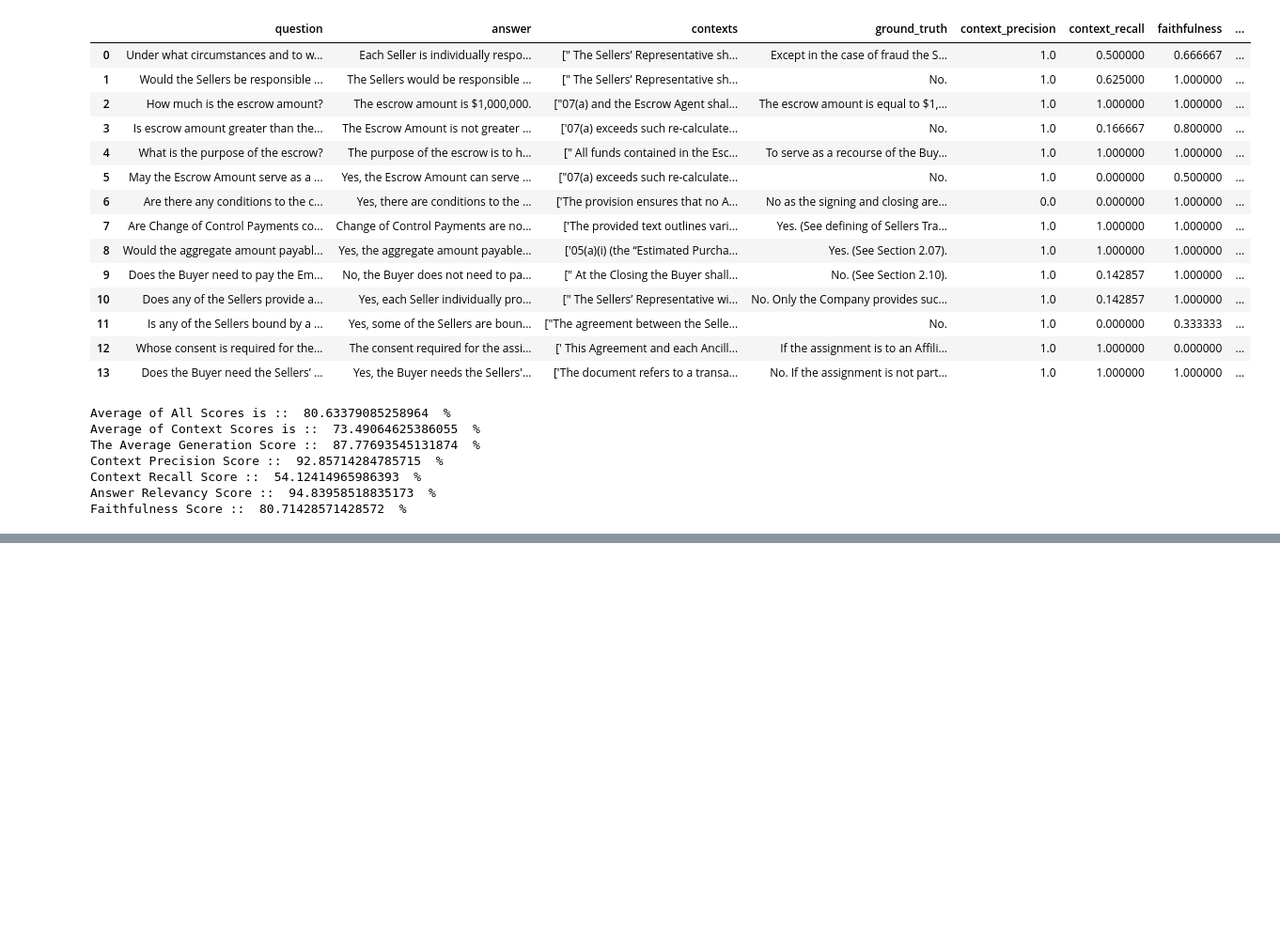
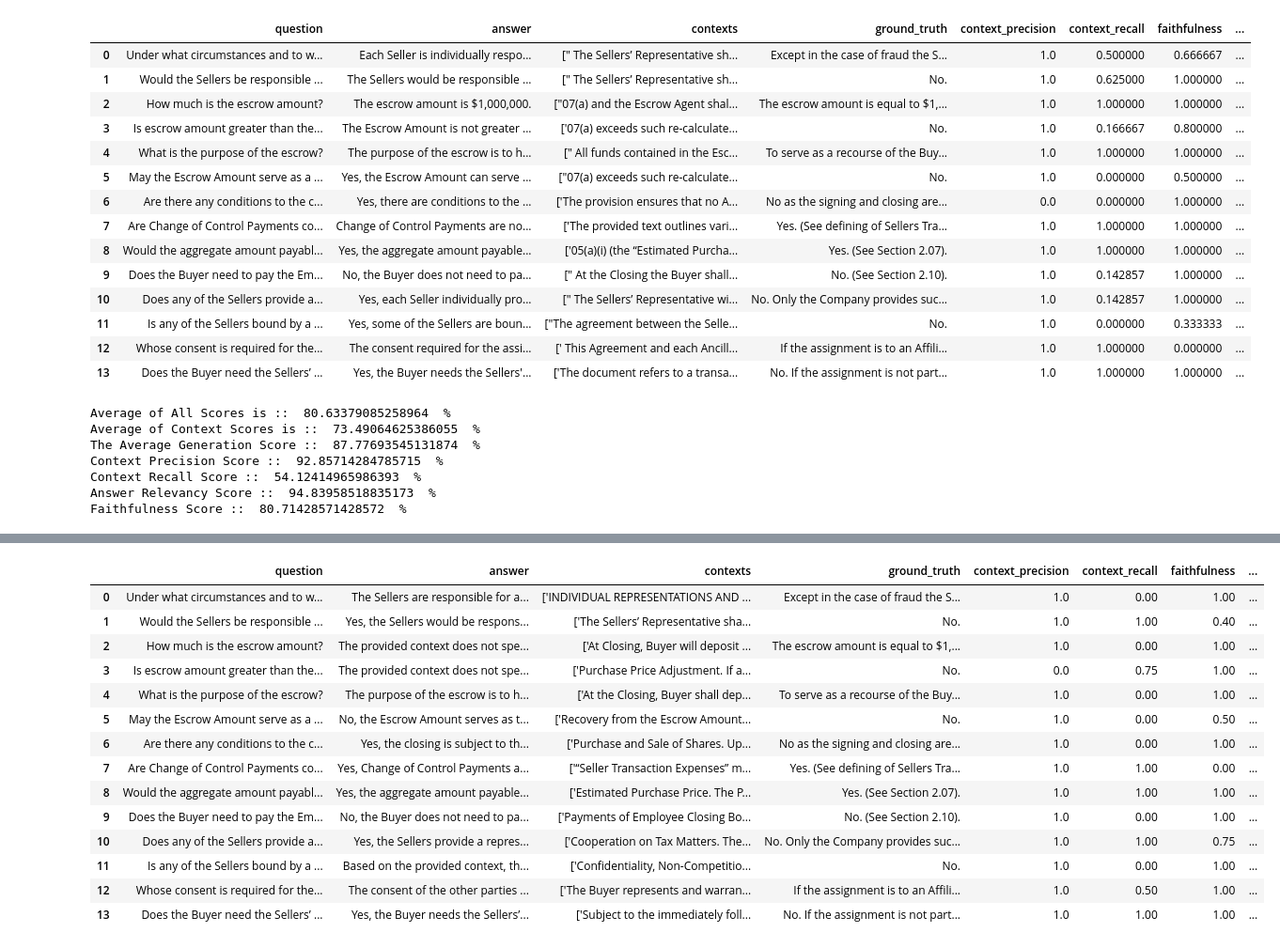
Before and after one commit to dev-abuke/Legal_Expert_Contract_Advisor_Using_Precision_RAG, a Jupyter notebook: notebooks/exploration/ragas.ipynb, the cells around one changed output, grey strips where cells are left out. Shown at 94% size. Saved outputs shown, nothing was run; the diff lists cells and outputs as text; code cells hidden in the pictures; blank space fills up the shorter version.

```diff
--- a/notebooks/exploration/ragas.ipynb
+++ b/notebooks/exploration/ragas.ipynb
@@ -830,0 +930,20 @@ Faithfulness Score ::  80.71428571428572  %
+# %%
+# RaptorDocumentFusionSemanticInterquantileHybridRetrieval
+fusion_semantic_on_raptor_df = pd.read_csv("data/evaluation/RaptorDocumentFusionSemanticInterquantileHybridRetrieval.csv", index_col=0)
+fusion_semantic_on_raptor_df
+# %% [output]
+|  | question | answer | contexts | ground_truth | context_precision | context_recall | faithfulness | ... |
+| 0 | Under what circumstances and to w... | The Sellers are responsible for a... | ['INDIVIDUAL REPRESENTATIONS AND ... | Except in the case of fraud the S... | 1.0 | 0.00 | 1.00 | ... |
+| 1 | Would the Sellers be responsible ... | Yes, the Sellers would be respons... | ['The Sellers’ Representative sha... | No. | 1.0 | 1.00 | 0.40 | ... |
+| 2 | How much is the escrow amount? | The provided context does not spe... | ['At Closing, Buyer will deposit ... | The escrow amount is equal to $1,... | 1.0 | 0.00 | 1.00 | ... |
+| 3 | Is escrow amount greater than the... | The provided context does not spe... | ['Purchase Price Adjustment. If a... | No. | 0.0 | 0.75 | 1.00 | ... |
+| 4 | What is the purpose of the escrow? | The purpose of the escrow is to h... | ['At the Closing, Buyer shall dep... | To serve as a recourse of the Buy... | 1.0 | 0.00 | 1.00 | ... |
+| 5 | May the Escrow Amount serve as a ... | No, the Escrow Amount serves as t... | ['Recovery from the Escrow Amount... | No. | 1.0 | 0.00 | 0.50 | ... |
+| 6 | Are there any conditions to the c... | Yes, the closing is subject to th... | ['Purchase and Sale of Shares. Up... | No as the signing and closing are... | 1.0 | 0.00 | 1.00 | ... |
+| 7 | Are Change of Control Payments co... | Yes, Change of Control Payments a... | ['“Seller Transaction Expenses” m... | Yes. (See defining of Sellers Tra... | 1.0 | 1.00 | 0.00 | ... |
+| 8 | Would the aggregate amount payabl... | Yes, the aggregate amount payable... | ['Estimated Purchase Price. The P... | Yes. (See Section 2.07). | 1.0 | 1.00 | 1.00 | ... |
+| 9 | Does the Buyer need to pay the Em... | No, the Buyer does not need to pa... | ['Payments of Employee Closing Bo... | No. (See Section 2.10). | 1.0 | 0.00 | 1.00 | ... |
+| 10 | Does any of the Sellers provide a... | Yes, the Sellers provide a repres... | ['Cooperation on Tax Matters. The... | No. Only the Company provides suc... | 1.0 | 1.00 | 0.75 | ... |
+| 11 | Is any of the Sellers bound by a ... | Based on the provided context, th... | ['Confidentiality, Non-Competitio... | No. | 1.0 | 0.00 | 1.00 | ... |
+| 12 | Whose consent is required for the... | The consent of the other parties ... | ['The Buyer represents and warran... | If the assignment is to an Affili... | 1.0 | 0.50 | 1.00 | ... |
+| 13 | Does the Buyer need the Sellers’ ... | Yes, the Buyer needs the Sellers’... | ['Subject to the immediately foll... | No. If the assignment is not part... | 1.0 | 1.00 | 1.00 | ... |
```
Also changed, not shown: parts of 11 cells of this notebook, 3 other files.
